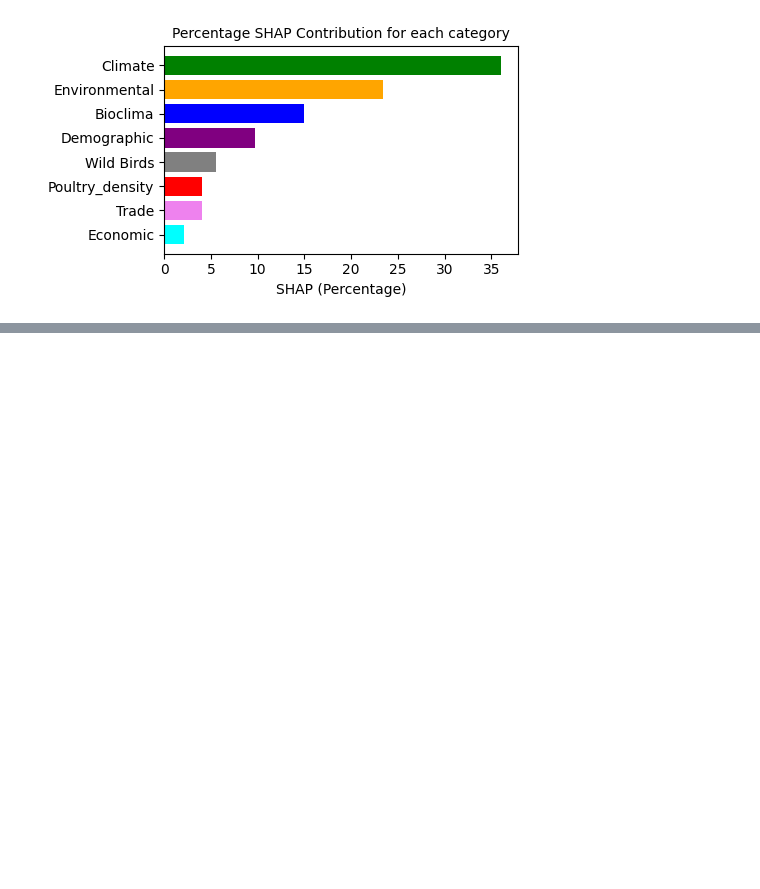
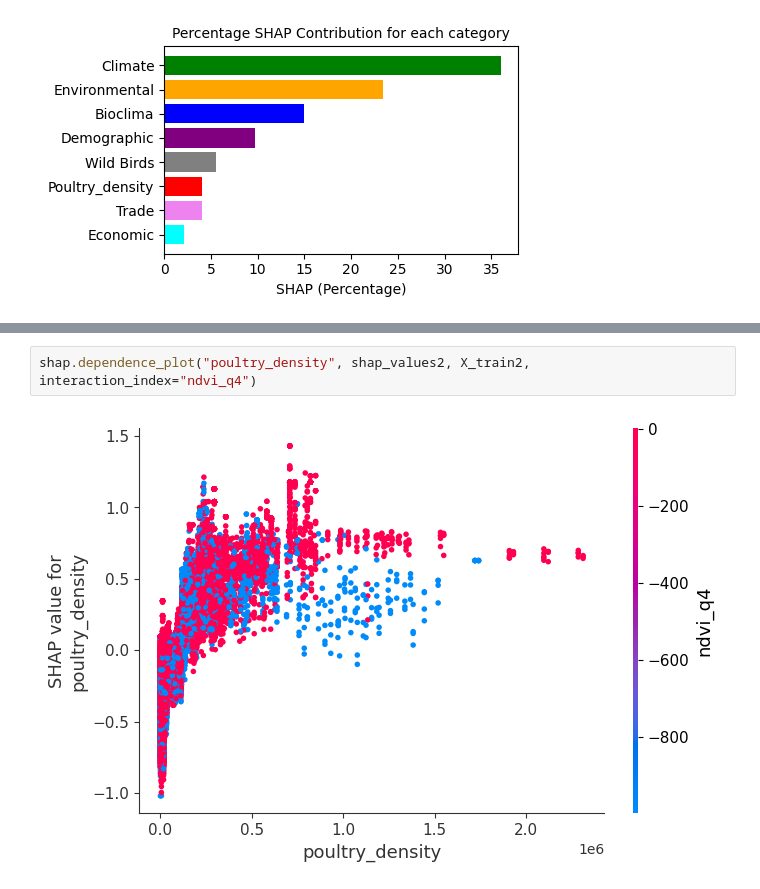
Before and after one commit to rogomichael/onehealth_data, a Jupyter notebook: analysis.ipynb, the cells around one changed output, grey strips where cells are left out. Drawn from its saved outputs; the diff is of its cells as text; blank space fills up the shorter version.

```diff
--- a/analysis.ipynb
+++ b/analysis.ipynb
@@ -260,0 +279,4 @@ Done Processing...
+# %%
+shap.dependence_plot("poultry_density", shap_values2, X_train2, interaction_index="ndvi_q4")
+# %% [output]
+[figure, added]
```
Also changed, not shown: parts of 6 cells of this notebook, 16 other files.
